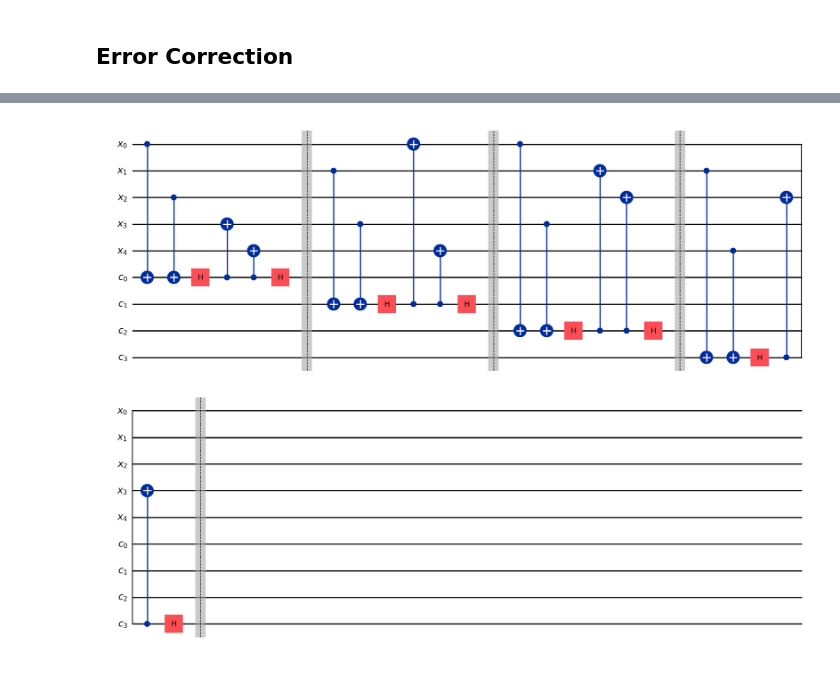
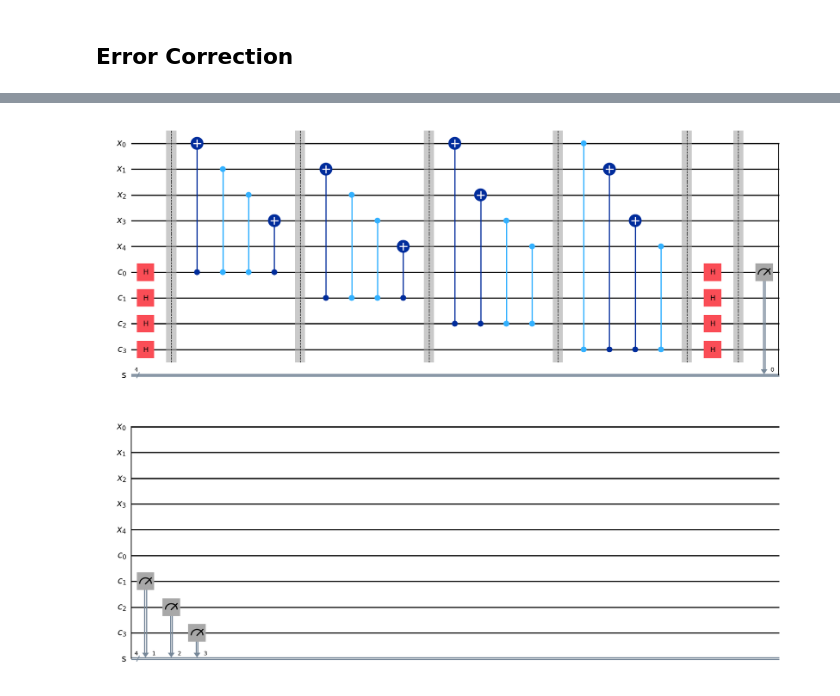
Before and after one commit to lrfinotti/five-qubit-quatum-code, a Jupyter notebook: five-qubit-code.ipynb, the cells around one changed output, grey strips where cells are left out. Saved outputs shown, nothing was run; the diff lists cells and outputs as text; code cells hidden in the pictures.

```diff
--- a/five-qubit-code.ipynb
+++ b/five-qubit-code.ipynb
@@ -210,28 +245,34 @@ It worked!
 # %%
-register_size = len(g_gates_str[0])
-checks_size = len(g_gates_str)
+# OLD WAY (FROM NOTES -- NOT WORKING)
 
-quantum_register = QuantumRegister(size=register_size, name="x")
-checks_register = QuantumRegister(size=checks_size, name="c")
+# register_size = len(g_gates_str[0])
+# checks_size = len(g_gates_str)
 
-code_circuit = QuantumCircuit(quantum_register, checks_register)
+# quantum_register = QuantumRegister(size=register_size, name="x")
+# checks_register = AncillaRegister(size=checks_size, name="c")
 
-for i, gates in enumerate(g_gates_str):
-    for j, gate in enumerate(gates):
-        if gate == "x":
-            code_circuit.cx(quantum_register[j], checks_register[i])
-    if "z" in gates:
-        code_circuit.h(checks_register[i])
-        for j, gate in enumerate(gates):
-            if gate == "z":
-                code_circuit.cx(checks_register[i], quantum_register[j])
-        code_circuit.h(checks_register[i])
-    code_circuit.barrier()
+# code_circuit = QuantumCircuit(quantum_register, checks_register)
 
-code_circuit.draw("mpl")
+# for i, gates in enumerate(g_gates_str):
+#     for j, gate in enumerate(gates):
+#         if gate == "x":
+#             code_circuit.cx(quantum_register[j], checks_register[i])
+#     if "z" in gates:
+#         code_circuit.h(checks_register[i])
+#         for j, gate in enumerate(gates):
+#             if gate == "z":
+#                 code_circuit.cx(checks_register[i], quantum_register[j])
+#         code_circuit.h(checks_register[i])
+#     code_circuit.barrier()
+
+# code_circuit.draw("mpl")
-# %% [output]
-[figure, removed]
 # %%
-syndromes = ClassicalRegister(size=5, name="s")
+syndromes = ClassicalRegister(size=checks_size, name="s")
 
 code_circuit.add_register(syndromes)
+
+code_circuit.measure(checks_register, syndromes)
+
+code_circuit.draw("mpl")
+# %% [output]
+[figure, added]
```
Also changed, not shown: parts of 32 cells of this notebook, 2 other files.
